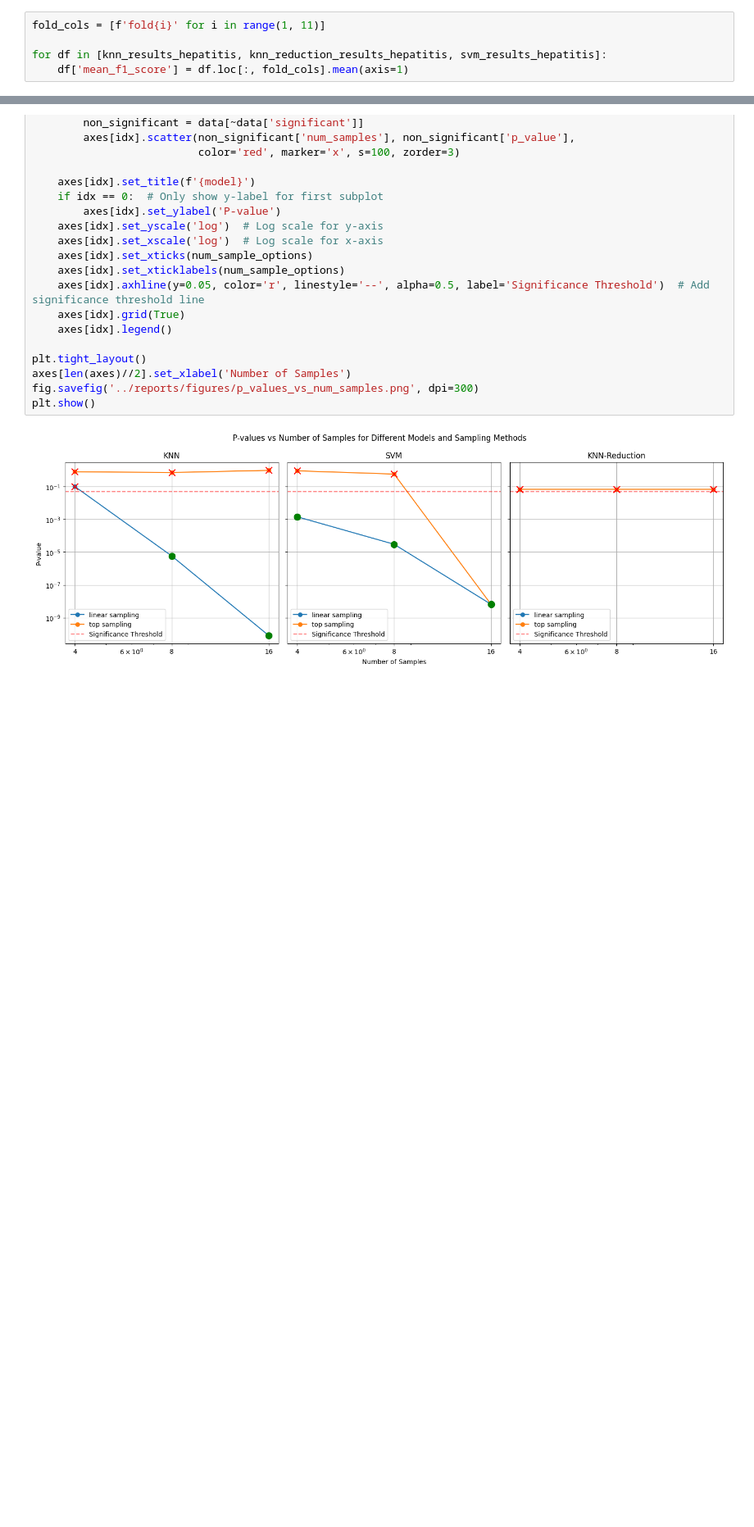
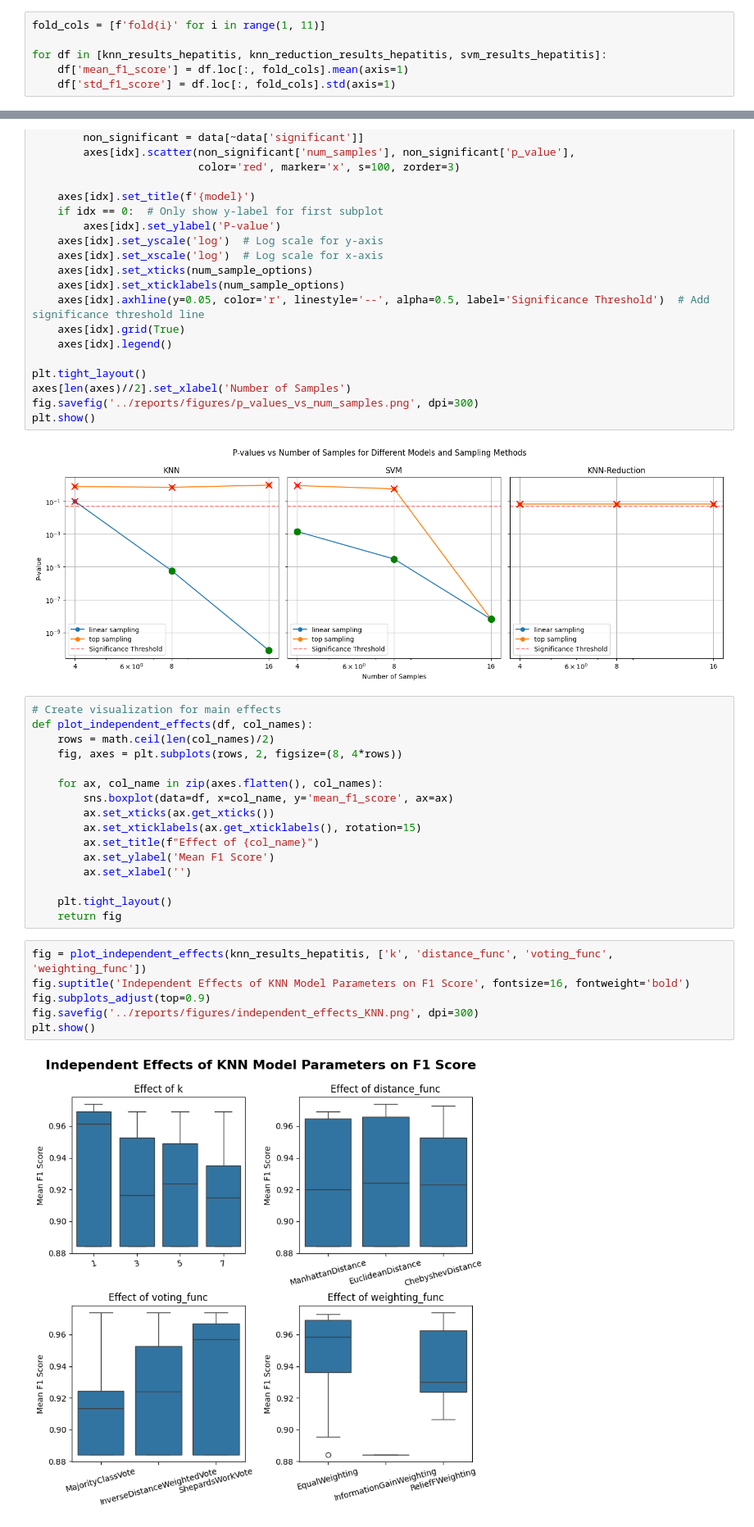
Before and after one commit to ZachParent/mai-intro-to-machine-learning, a Jupyter notebook: work2/notebooks/1.3-ZachParent-try-statistical-analysis.ipynb, the cells around one changed output, grey strips where cells are left out. Shown at 82% size. Saved outputs shown, nothing was run; the diff lists cells and outputs as text; blank space fills up the shorter version.

Commit message:
generate independent_effects_{model}.png plots

```diff
--- a/work2/notebooks/1.3-ZachParent-try-statistical-analysis.ipynb
+++ b/work2/notebooks/1.3-ZachParent-try-statistical-analysis.ipynb
@@ -19,6 +21,7 @@ fold_cols = [f'fold{i}' for i in range(1, 11)]
 
 for df in [knn_results_hepatitis, knn_reduction_results_hepatitis, svm_results_hepatitis]:
     df['mean_f1_score'] = df.loc[:, fold_cols].mean(axis=1)
+    df['std_f1_score'] = df.loc[:, fold_cols].std(axis=1)
 # %%
 def friedman_test(df_with_f1_per_fold):
     results = {
@@ -122,3 +125,27 @@ fig.savefig('../reports/figures/p_values_vs_num_samples.png', dpi=300)
 plt.show()
 # %% [output]
 [figure]
+# %%
+# Create visualization for main effects
+def plot_independent_effects(df, col_names):
+    rows = math.ceil(len(col_names)/2)
+    fig, axes = plt.subplots(rows, 2, figsize=(8, 4*rows))
+
+    for ax, col_name in zip(axes.flatten(), col_names):
+        sns.boxplot(data=df, x=col_name, y='mean_f1_score', ax=ax)
+        ax.set_xticks(ax.get_xticks())
+        ax.set_xticklabels(ax.get_xticklabels(), rotation=15)
+        ax.set_title(f"Effect of {col_name}")
+        ax.set_ylabel('Mean F1 Score')
+        ax.set_xlabel('')
+
+    plt.tight_layout()
+    return fig
+# %%
+fig = plot_independent_effects(knn_results_hepatitis, ['k', 'distance_func', 'voting_func', 'weighting_func'])
+fig.suptitle('Independent Effects of KNN Model Parameters on F1 Score', fontsize=16, fontweight='bold')
+fig.subplots_adjust(top=0.9)
+fig.savefig('../reports/figures/independent_effects_KNN.png', dpi=300)
+plt.show()
+# %% [output]
+[figure, added]
```
Also changed, not shown: parts of 2 cells of this notebook, 2 other files.
